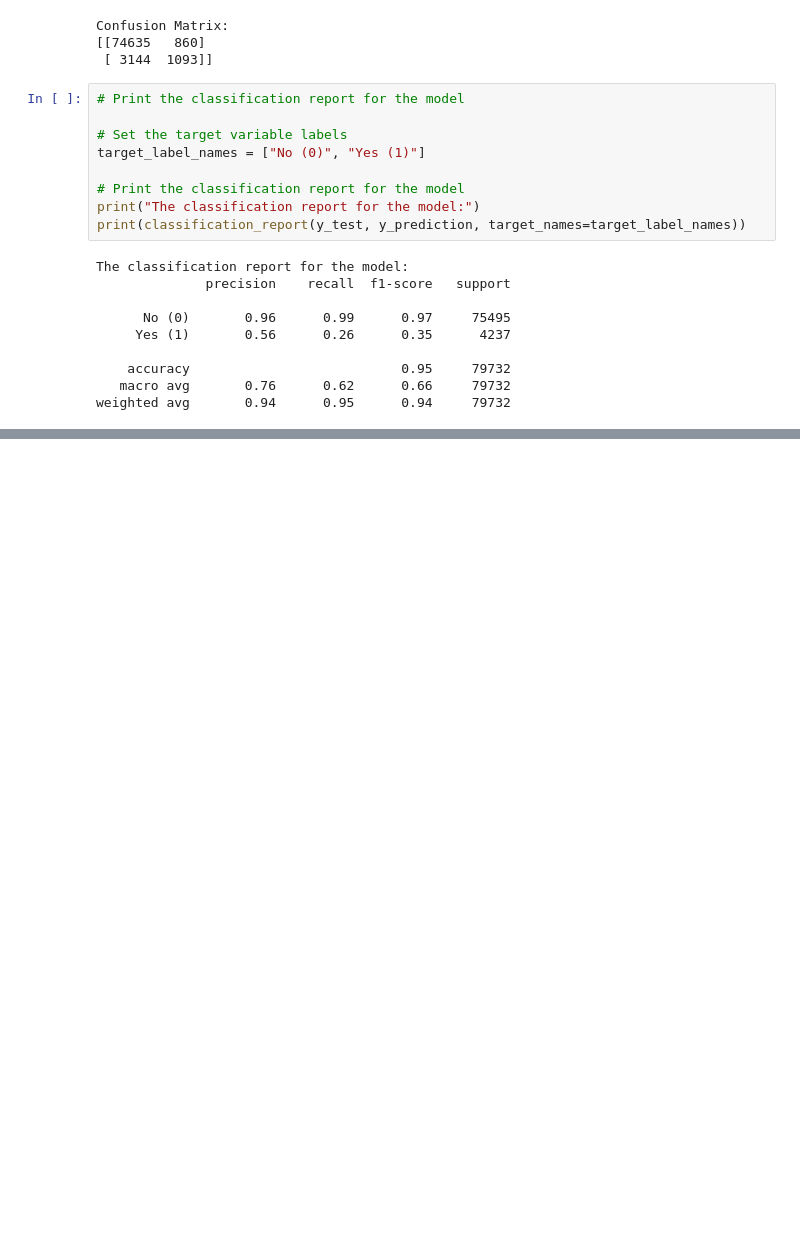
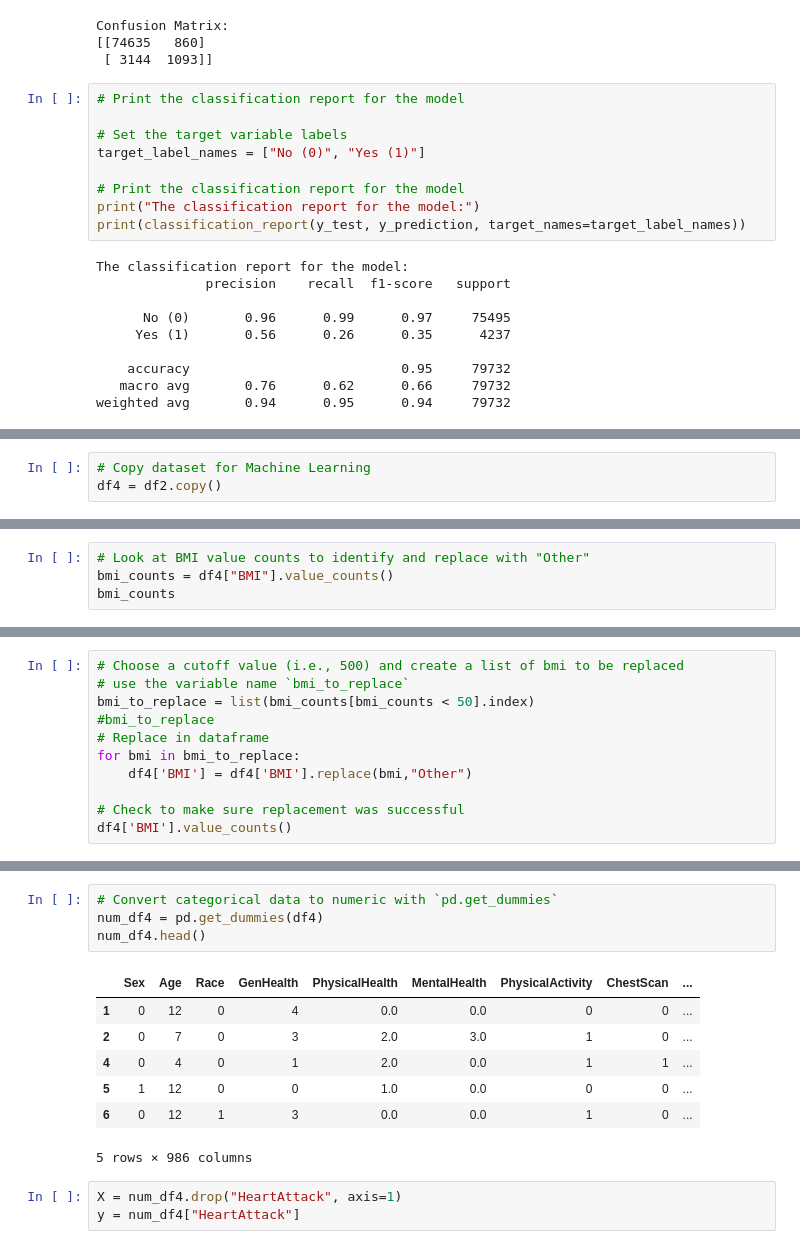
Before and after one commit to hatkiet/Project_4, a Jupyter notebook: HeartAttack_MachineLearning_2.ipynb, the cells around one changed output, grey strips where cells are left out. Cells and saved outputs as stored; diff of their text form; blank space fills up the shorter version.

```diff
--- a/HeartAttack_MachineLearning_1.ipynb
+++ b/HeartAttack_MachineLearning_2.ipynb
@@ -1161,0 +1169,3 @@ weighted avg       0.94      0.95      0.94     79732
+# %%
+# Copy dataset for Machine Learning
+df4 = df2.copy()
@@ -1161,0 +1193,4 @@ weighted avg       0.94      0.95      0.94     79732
+# %%
+# Look at BMI value counts to identify and replace with "Other"
+bmi_counts = df4["BMI"].value_counts()
+bmi_counts
@@ -1161,0 +1211,11 @@ weighted avg       0.94      0.95      0.94     79732
+# %%
+# Choose a cutoff value (i.e., 500) and create a list of bmi to be replaced
+# use the variable name `bmi_to_replace`
+bmi_to_replace = list(bmi_counts[bmi_counts < 50].index)
+#bmi_to_replace
+# Replace in dataframe
+for bmi in bmi_to_replace:
+    df4['BMI'] = df4['BMI'].replace(bmi,"Other")
+
+# Check to make sure replacement was successful
+df4['BMI'].value_counts()
@@ -1161,0 +1236,15 @@ weighted avg       0.94      0.95      0.94     79732
+# %%
+# Convert categorical data to numeric with `pd.get_dummies`
+num_df4 = pd.get_dummies(df4)
+num_df4.head()
+# %% [output]
+|  | Sex | Age | Race | GenHealth | PhysicalHealth | MentalHealth | PhysicalActivity | ChestScan | ... |
+| 1 | 0 | 12 | 0 | 4 | 0.0 | 0.0 | 0 | 0 | ... |
+| 2 | 0 | 7 | 0 | 3 | 2.0 | 3.0 | 1 | 0 | ... |
+| 4 | 0 | 4 | 0 | 1 | 2.0 | 0.0 | 1 | 1 | ... |
+| 5 | 1 | 12 | 0 | 0 | 1.0 | 0.0 | 0 | 0 | ... |
+| 6 | 0 | 12 | 1 | 3 | 0.0 | 0.0 | 1 | 0 | ... |
+5 rows × 986 columns
+# %%
+X = num_df4.drop("HeartAttack", axis=1)
+y = num_df4["HeartAttack"]
```
Also changed, not shown: parts of 16 cells of this notebook.
